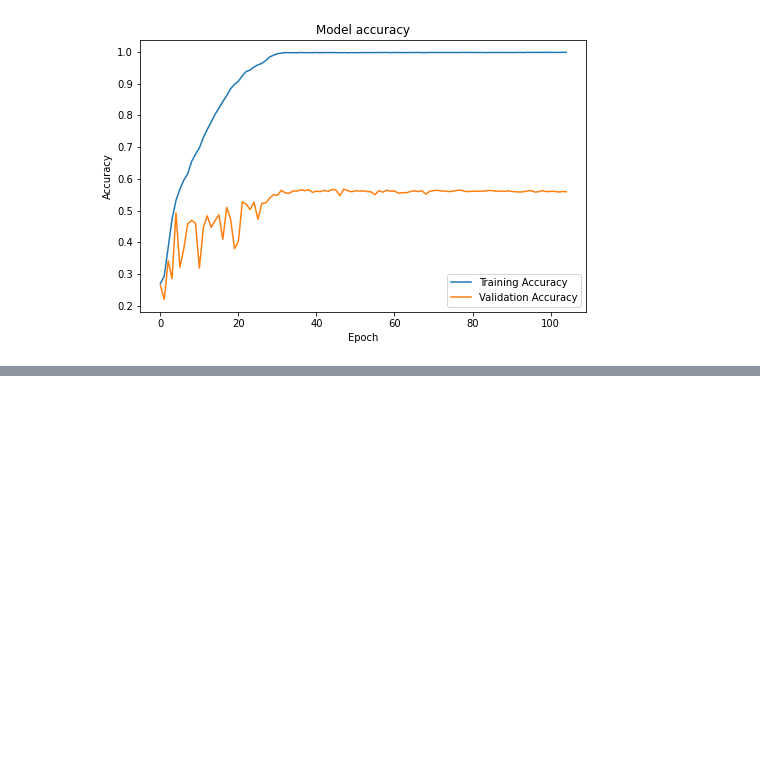
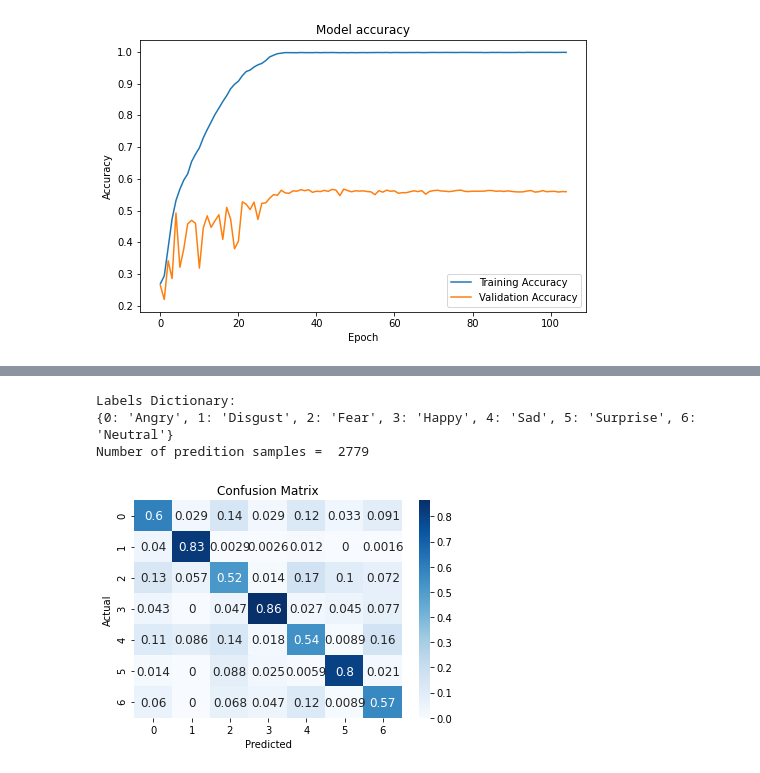
Before and after one commit to Tithra/Computer-Vision-DNN, a Jupyter notebook: FaceRecognition.v4.ipynb, the cells around one changed output, grey strips where cells are left out. Drawn from its saved outputs; the diff is of its cells as text; code cells hidden in the pictures; blank space fills up the shorter version.

```diff
--- a/FaceRecognition.v4.ipynb
+++ b/FaceRecognition.v4.ipynb
@@ -627,20 +630,26 @@ Learning rate:  0.001
 # %%
 #test images
 #test images
 from sklearn.metrics import confusion_matrix
 import seaborn as sn
+emotion={0:'Angry', 1:'Disgust', 2:'Fear', 3:'Happy', 4:'Sad', 5:'Surprise', 6:'Neutral'} #for FER2013
 
 print('Labels Dictionary:')
 print(emotion)
 print('Number of predition samples = ', len(x_test))
 pred = model.predict(x_test)
-cm = confusion_matrix( np.argmax(y_test,1),pred.argmax(1),normalize='all')
+cm = confusion_matrix( np.argmax(y_test,1),pred.argmax(1),normalize='pred')
 #cm = cm.astype('float')/cm.sum(axis=1)[:, np.newaxis]
 sn.heatmap(cm, annot=True, annot_kws={"size": 12},cmap=plt.cm.Blues) # font size
 plt.title('Confusion Matrix')
 plt.ylabel('Actual')
 plt.xlabel('Predicted')
 plt.show()
+# %% [output]
+Labels Dictionary:
+{0: 'Angry', 1: 'Disgust', 2: 'Fear', 3: 'Happy', 4: 'Sad', 5: 'Surprise', 6: 'Neutral'}
+Number of predition samples =  2779
+[figure, added]
 # %%
 from tensorflow.keras.datasets import cifar10
 from tensorflow.keras.models import Sequential
```
Also changed, not shown: parts of 2 cells of this notebook.
